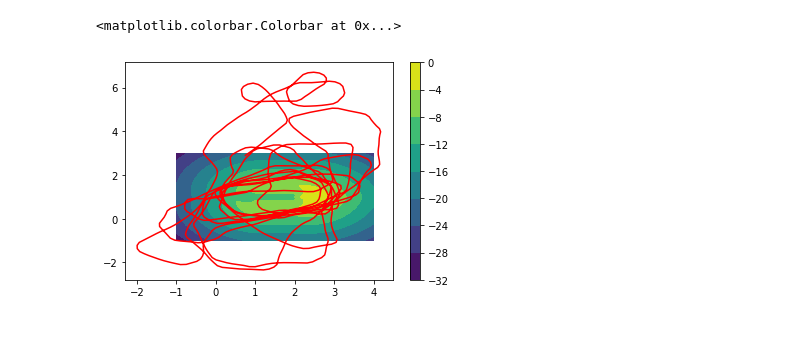
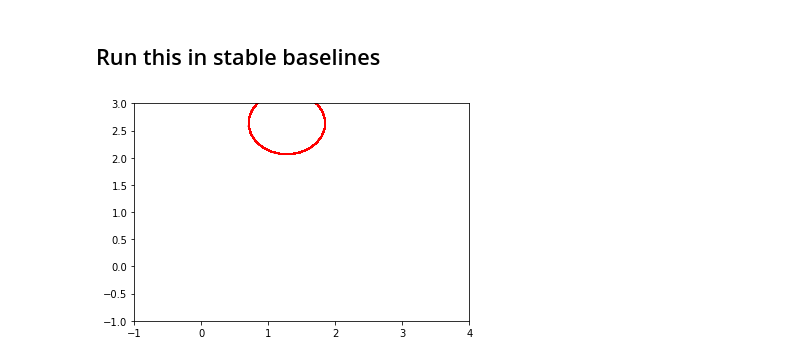
Before and after one commit to zsunberg/ai4all-berkeley-driving, a Jupyter notebook: Train-scratch.ipynb, the cells around one changed output. Cells and saved outputs as stored; diff of their text form; code cells hidden in the pictures; blank space fills up the shorter version.

Commit message:
Added stable baselines

```diff
--- a/Train-scratch.ipynb
+++ b/Train-scratch.ipynb
@@ -14,6 +14,55 @@ def policy(s):
        return 30.0*(random.random()-0.5)
     return -100*d - 2*a + 10.0*np.random.normal()
     # return 0.0
+# %% [markdown]
+## Run this in stable baselines
+# %%
+from stable_baselines.common.vec_env import DummyVecEnv, SubprocVecEnv
+from stable_baselines import DQN
+
+def env_constructor():
+    return DrivingEnv(dt=0.5)
+
+env = DummyVecEnv([lambda: env_constructor()])  # The algorithms require a vectorized environment to run
+
+model = DQN('MlpPolicy', env, verbose=1)
+model.learn(total_timesteps=10000)
+
+def q_func_policy(s):
+    return model.predict(s)[0]
+
+def plot_value_function(q_func):
+    x = np.linspace(-1.0, 4.0, 50)
+    y = np.linspace(-1.0, 3.0, 50)
+    X, Y = np.meshgrid(x, y)
+    Z = np.empty(X.shape)
+    history = sim(q_func_policy)
+#     for i in range(Z.shape[0]):
+#         for j in range(Z.shape[1]):
+#             x = X[i,j]
+#             y = Y[i,j]
+#             # d, a = oval.distance_angle(x, y, 0.0)
+#             act_vals = model([x, y, 90.0])
+#             if i==0 and j==0:
+#                 print(act_vals)
+#             r_estim = act_vals[0][actions.index(0.0)]
+#             # Uncomment these lines to plot the comparison with the true reward
+# #             r_true = env.reward(np.array((x,y,90.0)), 0.0) / reward_norm_val
+
+# #             Z[i,j] = np.abs(r_estim - r_true)
+#             Z[i, j] = r_estim
+    #plt.contourf(X,Y,Z)
+    xs = [step[0][0] for step in history]
+    ys = [step[0][1] for step in history]
+    plt.plot(xs, ys, color='red')
+    plt.xlim([-1.0, 4.0])
+    plt.ylim([-1.0, 3.0])
+    #plt.colorbar()
+    plt.show()
+
+plot_value_function(model)
+# %% [output]
+[figure, added]
 # %%
 def sim(policy, n_steps=1000):
     env = DrivingEnv()
@@ -65,8 +114,5 @@ for i in range(Z.shape[0]):
 plt.contourf(X,Y,Z)
 xs = [step[0][0] for step in history]
 ys = [step[0][1] for step in history]
-plt.plot(xs, ys, color='red')
+#plt.plot(xs, ys, color='red')
 plt.colorbar()
-# %% [output]
-<matplotlib.colorbar.Colorbar at 0x...>
-[figure, removed]
```
Also changed, not shown: parts of 8 cells of this notebook, 1 other file.
